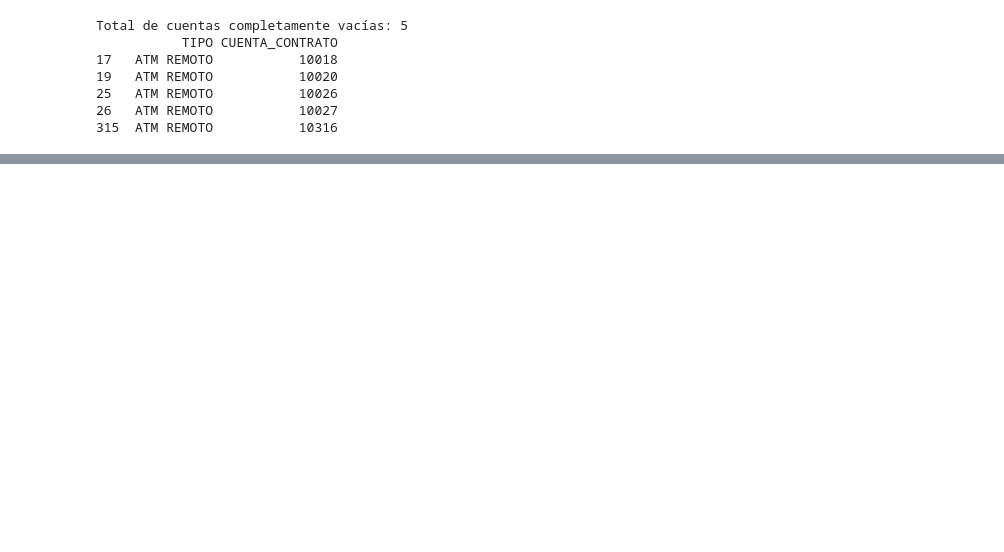
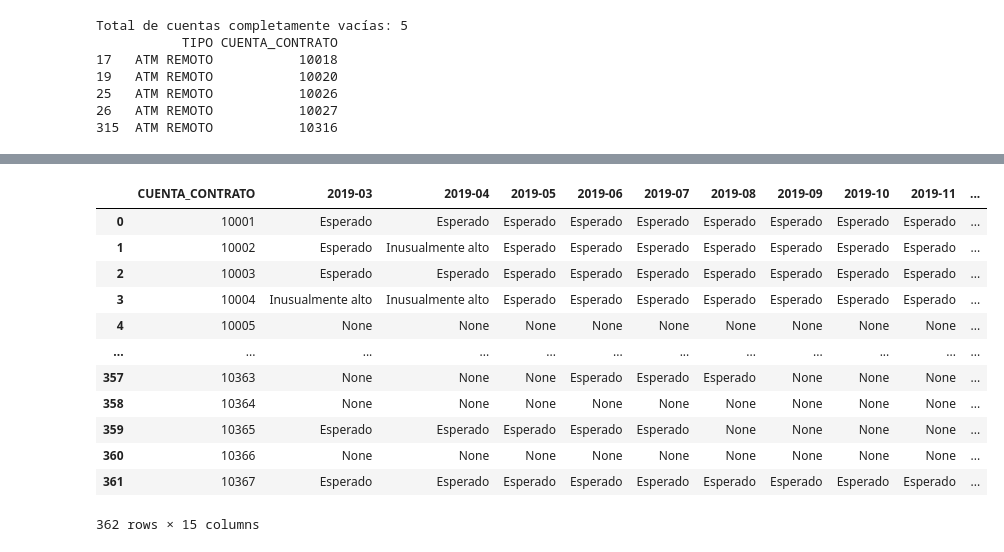
Before and after one commit to BreinerNavarro/IA_II, a Jupyter notebook: Corte_II/Actividad1_regresion_logistica.ipynb, the cells around one changed output, grey strips where cells are left out. Cells and saved outputs as stored; diff of their text form; code cells hidden in the pictures; blank space fills up the shorter version.

```diff
--- a/Corte_II/Actividad1_regresion_logistica.ipynb
+++ b/Corte_II/Actividad1_regresion_logistica.ipynb
@@ -194,0 +353,41 @@ dtype: int64
+# %%
+modelo.fit(historico[["mes_1", "mes_2"]], historico["etiqueta"])
+
+validos = (dataClean["2020-02"] > 0) & (dataClean["2020-03"] > 0)
+etiquetas["2020-04"] = None
+
+etiquetas.loc[validos, "2020-04"] = modelo.predict(
+    dataClean.loc[validos, ["2020-02", "2020-03"]]
+    .set_axis(["mes_1", "mes_2"], axis=1)
+)
+# %%
+# Entrenar de nuevo con todo el histórico conocido
+modelo.fit(historico[["mes_1", "mes_2"]], historico["etiqueta"])
+
+# Crear la nueva tabla
+tabla_final = etiquetas.copy()
+tabla_final["2020-04"] = None
+
+# Predecir solo si febrero y marzo tienen lecturas positivas
+validos = (dataClean["2020-02"] > 0) & (dataClean["2020-03"] > 0)
+
+tabla_final.loc[validos, "2020-04"] = modelo.predict(
+    dataClean.loc[validos, ["2020-02", "2020-03"]]
+    .set_axis(["mes_1", "mes_2"], axis=1)
+)
+
+tabla_final
+# %% [output]
+|  | CUENTA_CONTRATO | 2019-03 | 2019-04 | 2019-05 | 2019-06 | 2019-07 | 2019-08 | 2019-09 | 2019-10 | 2019-11 | ... |
+| 0 | 10001 | Esperado | Esperado | Esperado | Esperado | Esperado | Esperado | Esperado | Esperado | Esperado | ... |
+| 1 | 10002 | Esperado | Inusualmente alto | Esperado | Esperado | Esperado | Esperado | Esperado | Esperado | Esperado | ... |
+| 2 | 10003 | Esperado | Esperado | Esperado | Esperado | Esperado | Esperado | Esperado | Esperado | Esperado | ... |
+| 3 | 10004 | Inusualmente alto | Inusualmente alto | Esperado | Esperado | Esperado | Esperado | Esperado | Esperado | Esperado | ... |
+| 4 | 10005 | None | None | None | None | None | None | None | None | None | ... |
+| ... | ... | ... | ... | ... | ... | ... | ... | ... | ... | ... | ... |
+| 357 | 10363 | None | None | None | Esperado | Esperado | Esperado | None | None | None | ... |
+| 358 | 10364 | None | None | None | None | None | None | None | None | None | ... |
+| 359 | 10365 | Esperado | Esperado | Esperado | Esperado | Esperado | None | None | None | None | ... |
+| 360 | 10366 | None | None | None | None | None | None | None | None | None | ... |
+| 361 | 10367 | Esperado | Esperado | Esperado | Esperado | Esperado | Esperado | Esperado | Esperado | Esperado | ... |
+362 rows × 15 columns
```
Also changed, not shown: parts of 16 cells of this notebook, 5 other files.
